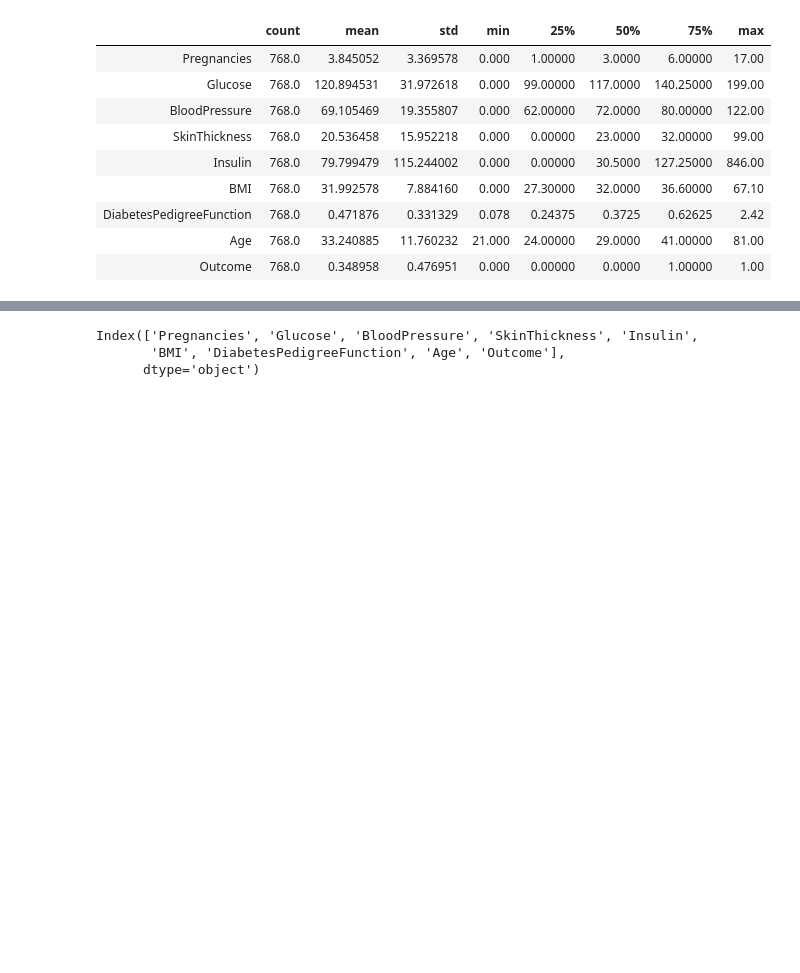
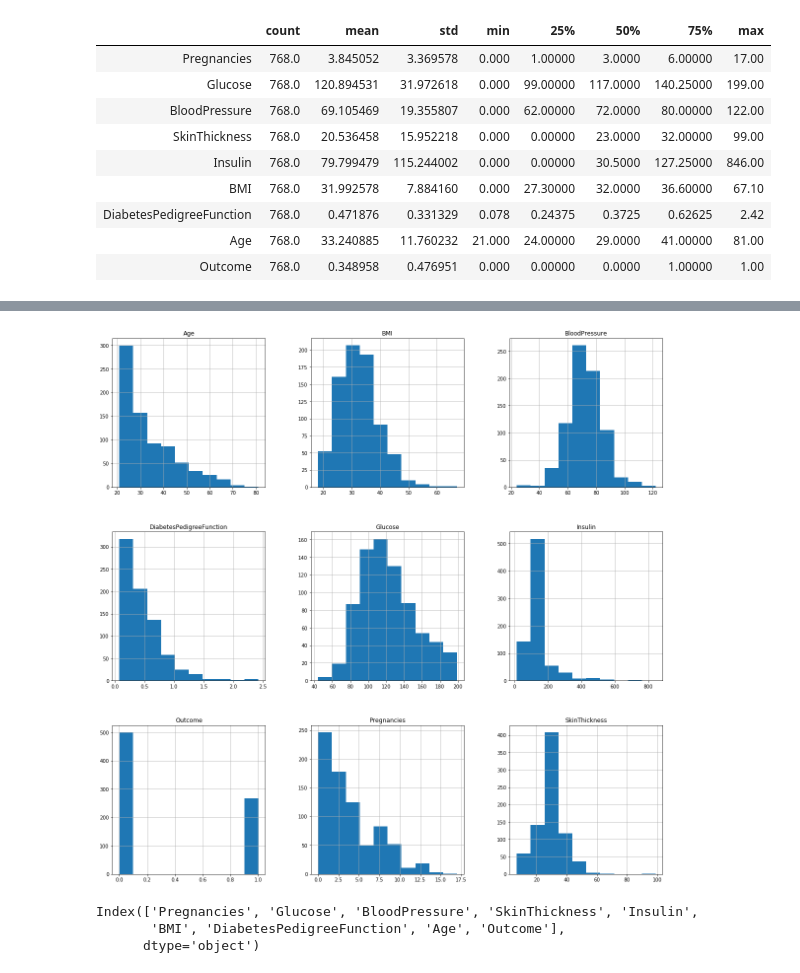
Before and after one commit to ChoiBoyoon/ml-projects, a Jupyter notebook: pima-diabetes.ipynb, the cells around one changed output, grey strips where cells are left out. Cells and saved outputs as stored; diff of their text form; code cells hidden in the pictures; blank space fills up the shorter version.

```diff
--- a/pima-diabetes.ipynb
+++ b/pima-diabetes.ipynb
@@ -56,0 +58,8 @@ one can remark 0 values(min) which is unvalid for Glucose, BloodPressure, SkinTh
+# %%
+diabetes_df2 = diabetes_df.copy(deep=True)
+diabetes_df2[['Glucose', 'BloodPressure', 'SkinThickness', 'Insulin',
+       'BMI']] = diabetes_df2[['Glucose', 'BloodPressure', 'SkinThickness', 'Insulin',
+       'BMI']].replace(0, np.NaN)
+
+# check the count of NaNs
+print(diabetes_df2.isnull().sum())
@@ -56,0 +83,7 @@ one can remark 0 values(min) which is unvalid for Glucose, BloodPressure, SkinTh
+# %%
+#replace NaN value with median value
+diabetes_df2['Glucose'].fillna(diabetes_df2['Glucose'].mean(), inplace=True)
+diabetes_df2['BloodPressure'].fillna(diabetes_df2['BloodPressure'].mean(), inplace=True)
+diabetes_df2['SkinThickness'].fillna(diabetes_df2['SkinThickness'].mean(), inplace=True)
+diabetes_df2['Insulin'].fillna(diabetes_df2['Insulin'].mean(), inplace=True)
+diabetes_df2['BMI'].fillna(diabetes_df2['BMI'].mean(), inplace=True)
@@ -57,3 +95,7 @@ one can remark 0 values(min) which is unvalid for Glucose, BloodPressure, SkinTh
+# %%
+p = diabetes_df2.hist(figsize=(20,20))
+# %% [output]
+[figure, added]
 # %%
 #check the columns
 diabetes_df.columns
```
Also changed, not shown: parts of 4 cells of this notebook.
